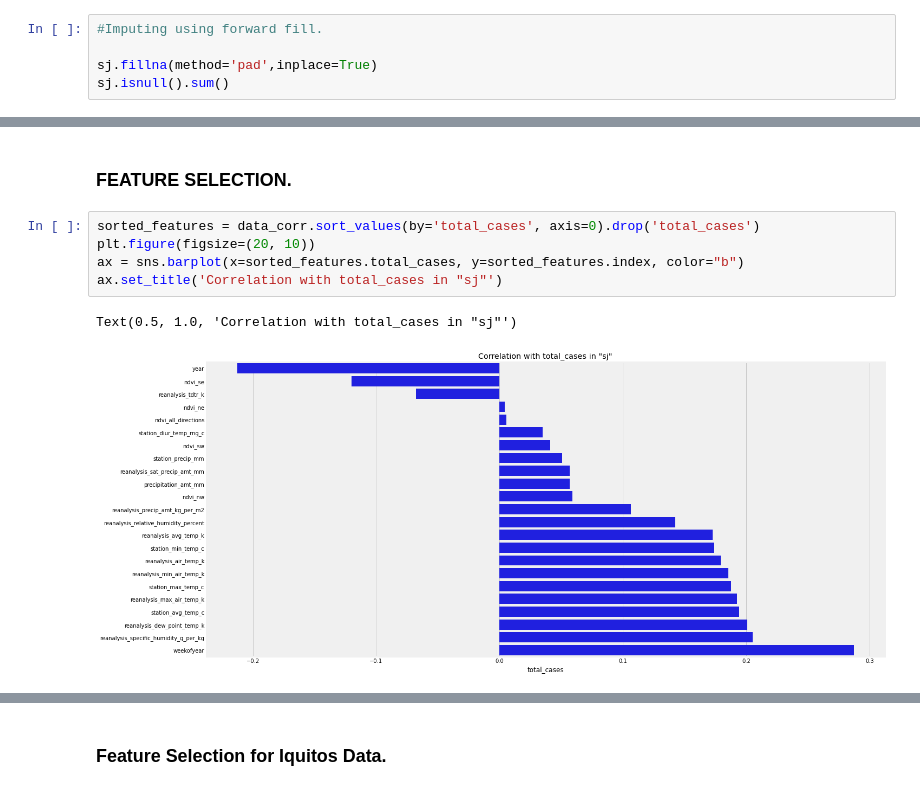
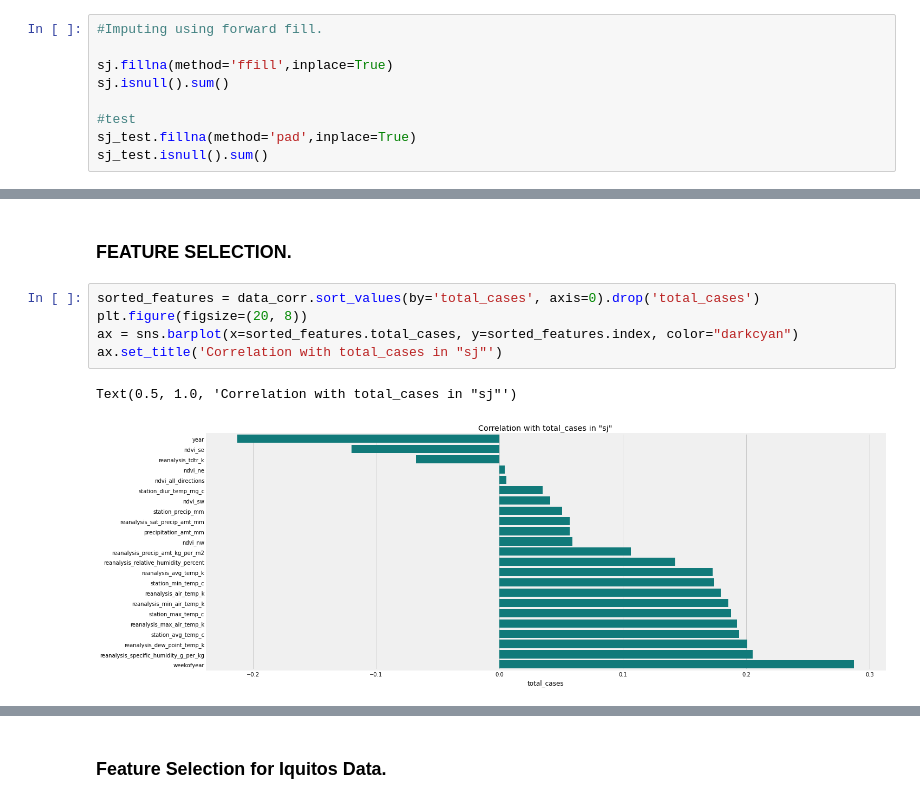
Before and after one commit to Mjcherono/Predicting-Disease-Spread, a Jupyter notebook: dengue.ipynb, the cells around one changed output, grey strips where cells are left out. Saved outputs shown, nothing was run; the diff lists cells and outputs as text.

```diff
--- a/dengue.ipynb
+++ b/dengue.ipynb
@@ -268,8 +302,12 @@ We wont drop any columns since it's within the threshhold.
 # %%
 #Imputing using forward fill.
 
-sj.fillna(method='pad',inplace=True)
+sj.fillna(method='ffill',inplace=True)
 sj.isnull().sum()
+
+#test
+sj_test.fillna(method='pad',inplace=True)
+sj_test.isnull().sum()
 # %% [output]
 city                                     0
 year                                     0
@@ -1141,9 +1233,9 @@ The plot above clearly shows shat the total number of dengue cases is unstable a
 ### FEATURE SELECTION.
 # %%
 sorted_features = data_corr.sort_values(by='total_cases', axis=0).drop('total_cases')
-plt.figure(figsize=(20, 10))
-ax = sns.barplot(x=sorted_features.total_cases, y=sorted_features.index, color="b")
+plt.figure(figsize=(20, 8))
+ax = sns.barplot(x=sorted_features.total_cases, y=sorted_features.index, color="darkcyan")
 ax.set_title('Correlation with total_cases in "sj"')
 # %% [output]
 Text(0.5, 1.0, 'Correlation with total_cases in "sj"')
-[figure, old version]
+[figure, new version]
```
Also changed, not shown: parts of 70 cells of this notebook.
